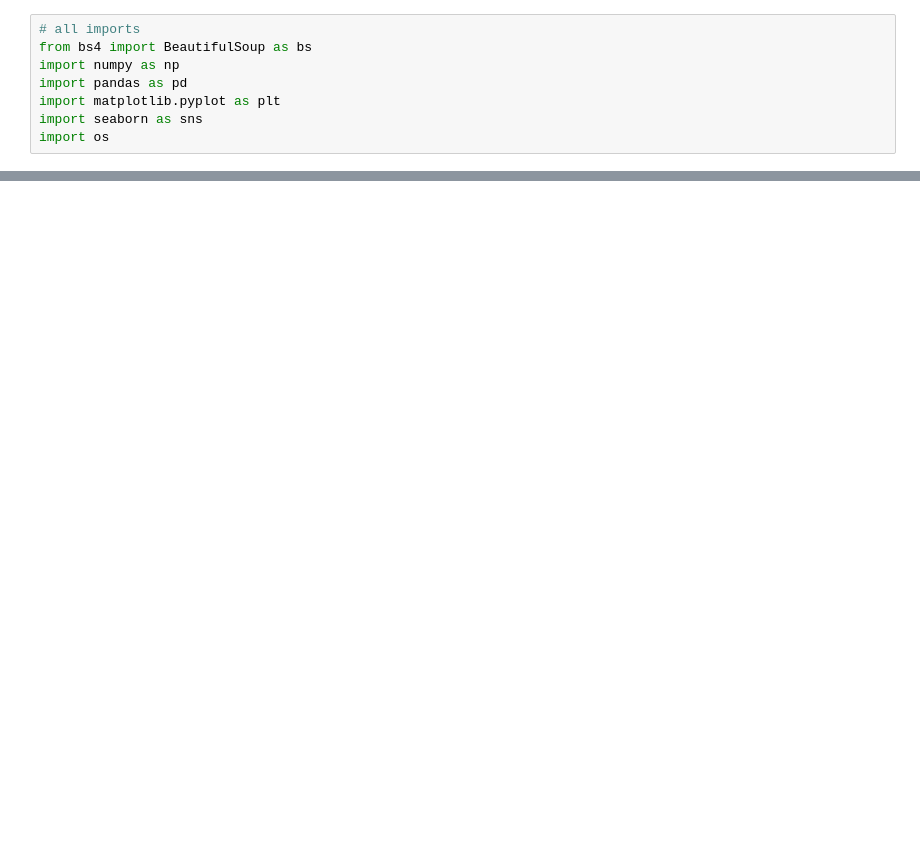
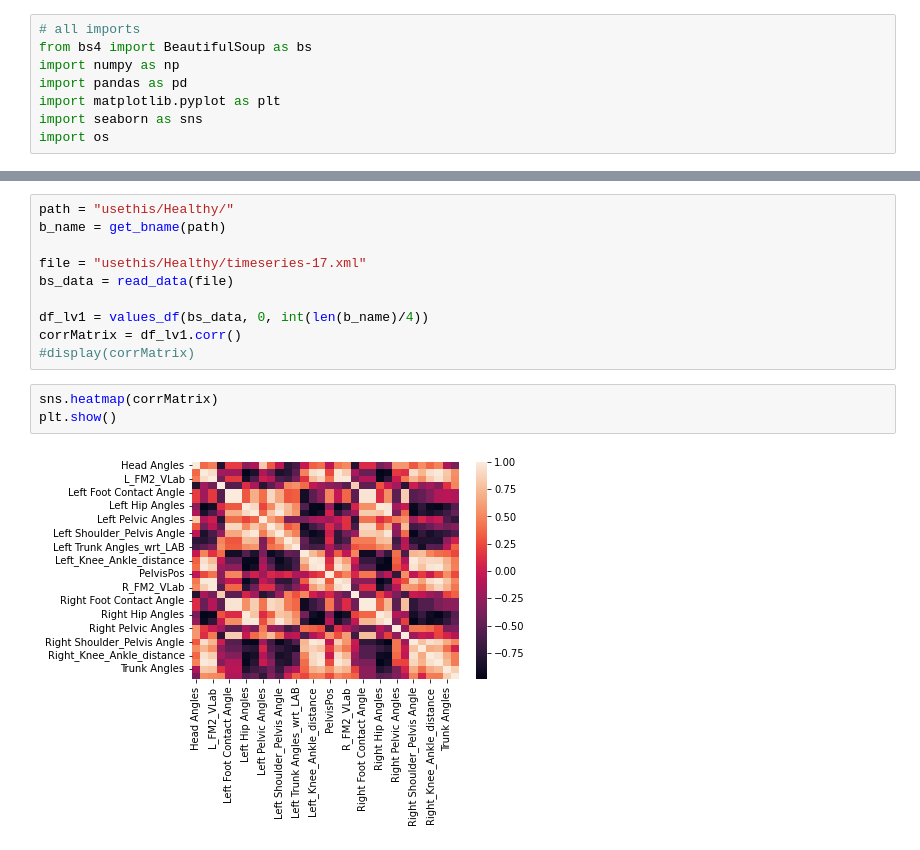
Before and after one commit to streckgumman/BikeFit, a Jupyter notebook: correlation_matrix.ipynb, the cells around one changed output, grey strips where cells are left out. Cells and saved outputs as stored; diff of their text form; blank space fills up the shorter version.

```diff
--- a/correlation_matrix.ipynb
+++ b/correlation_matrix.ipynb
@@ -238,0 +95,15 @@ plt.show()
+# %%
+path = "usethis/Healthy/"
+b_name = get_bname(path)
+
+file = "usethis/Healthy/timeseries-17.xml"
+bs_data = read_data(file)
+
+df_lv1 = values_df(bs_data, 0, int(len(b_name)/4))
+corrMatrix = df_lv1.corr()
+#display(corrMatrix)
+# %%
+sns.heatmap(corrMatrix)
+plt.show()
+# %% [output]
+[figure, added]
```
Also changed, not shown: parts of 12 cells of this notebook.
